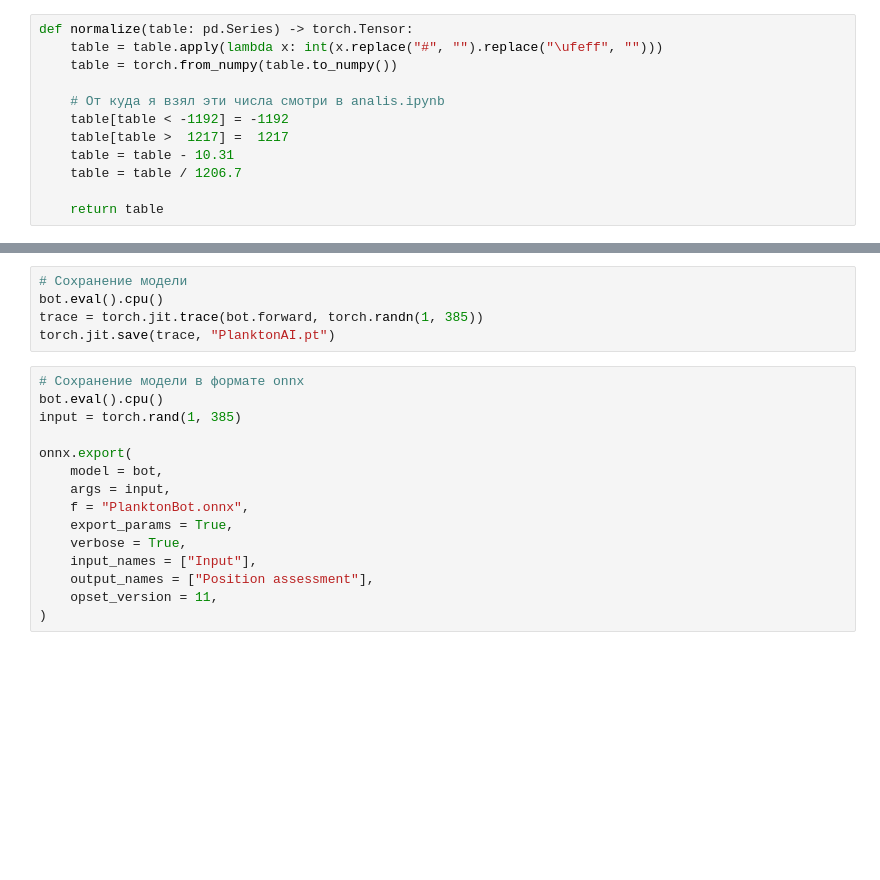
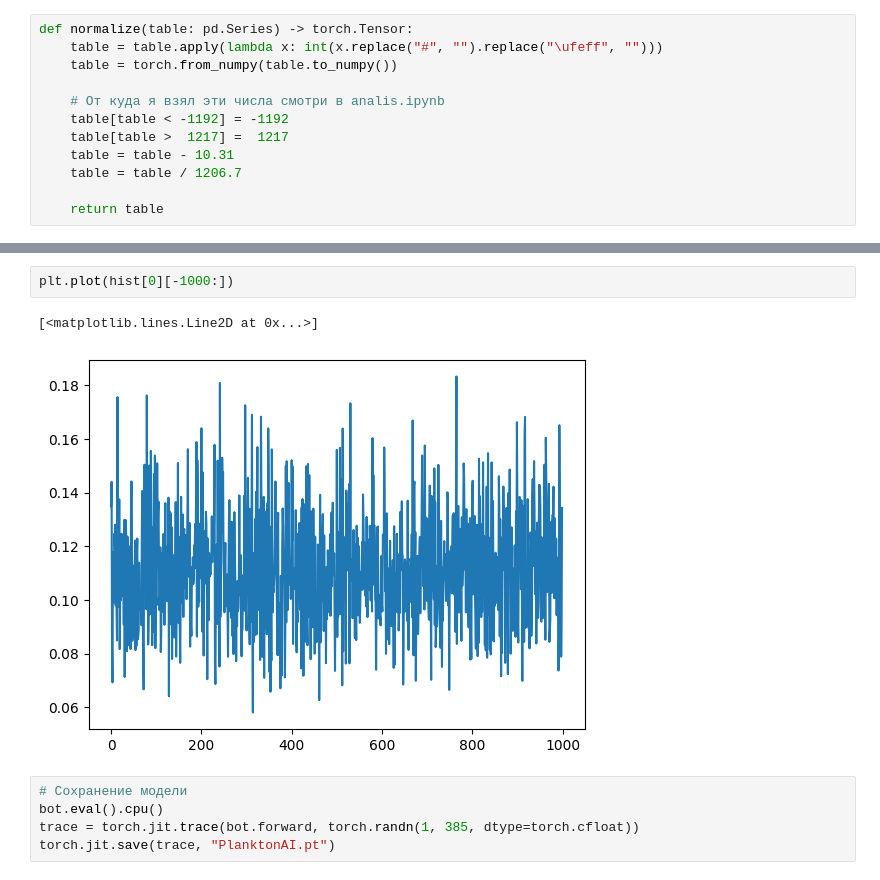
Before and after one commit to Himer65/PlanktonAI.cheerful, a Jupyter notebook: main.ipynb, the cells around one changed output, grey strips where cells are left out. Cells and saved outputs as stored; diff of their text form; blank space fills up the shorter version.

```diff
--- a/main.ipynb
+++ b/main.ipynb
@@ -165,20 +188,10 @@ hist = train(
+# %%
+plt.plot(hist[0][-1000:])
+# %% [output]
+[<matplotlib.lines.Line2D at 0x...>]
+[figure, added]
 # %%
 # Сохранение модели
 bot.eval().cpu()
-trace = torch.jit.trace(bot.forward, torch.randn(1, 385))
+trace = torch.jit.trace(bot.forward, torch.randn(1, 385, dtype=torch.cfloat))
 torch.jit.save(trace, "PlanktonAI.pt")
-# %%
-# Сохранение модели в формате onnx
-bot.eval().cpu()
-input = torch.rand(1, 385)
-
-onnx.export(
-    model = bot,
-    args = input,
-    f = "PlanktonBot.onnx",
-    export_params = True,
-    verbose = True,
-    input_names = ["Input"],
-    output_names = ["Position assessment"],
-    opset_version = 11,
-)
```
Also changed, not shown: parts of 6 cells of this notebook, 4 other files.
